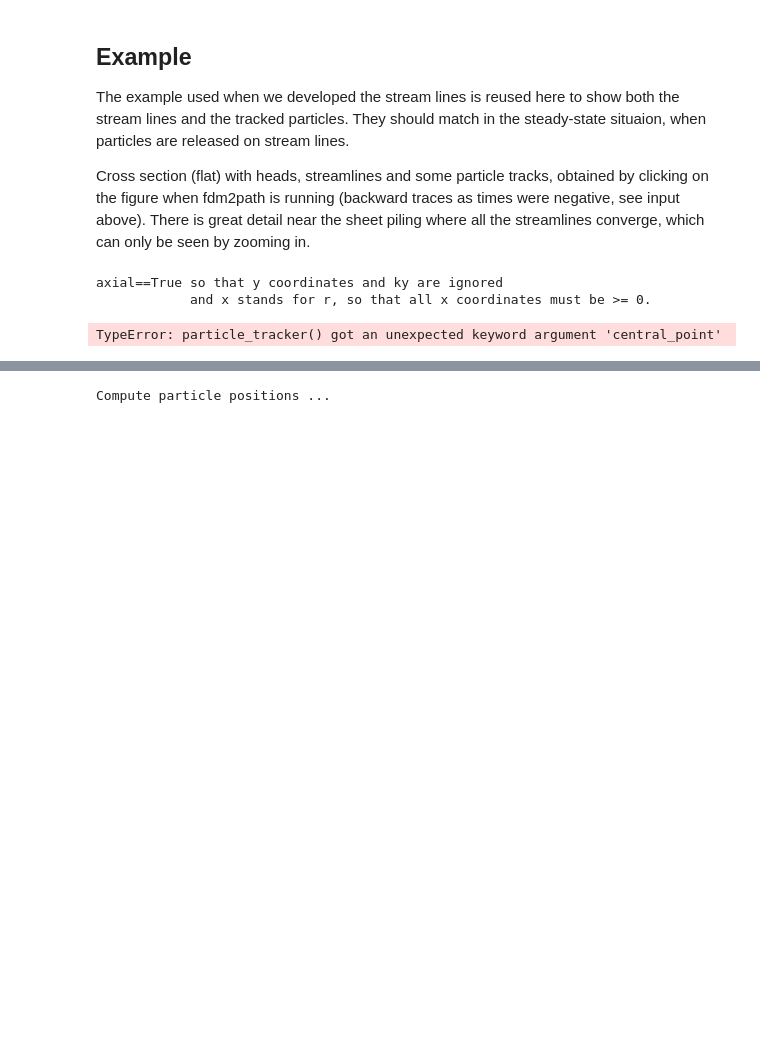
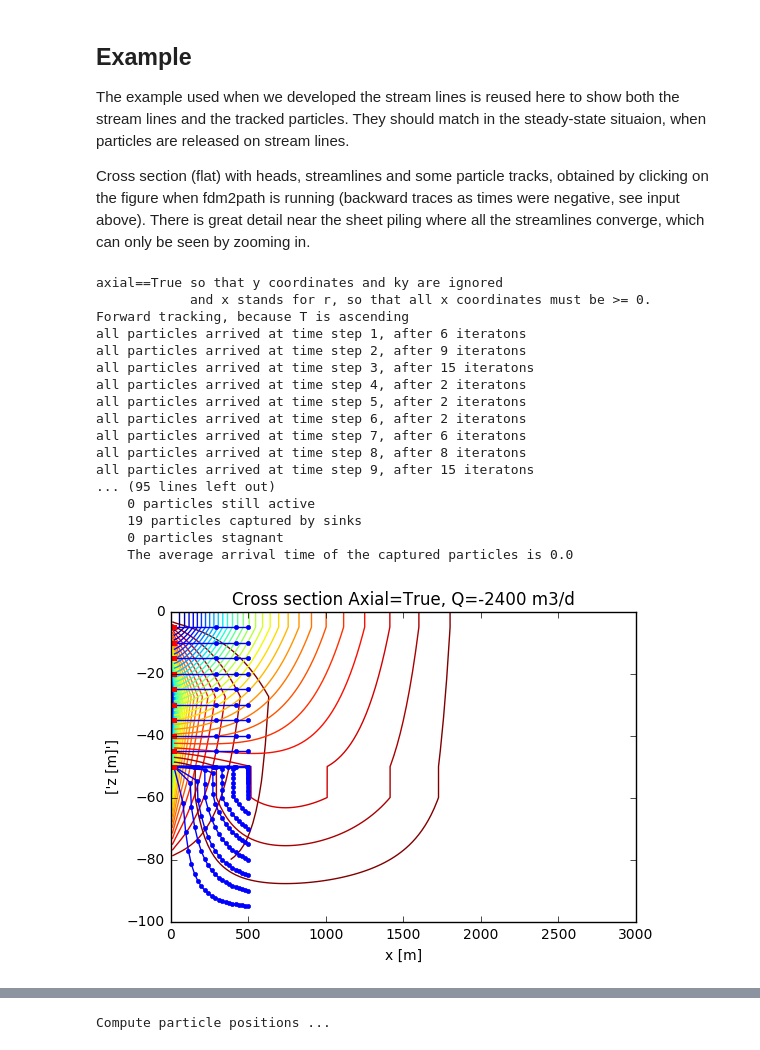
Before and after one commit to Olsthoorn/FDModelBuildingCourseGroundwaterFlow, a Jupyter notebook: 09_particle_tracking.ipynb, the cells around one changed output, grey strips where cells are left out. Saved outputs shown, nothing was run; the diff lists cells and outputs as text; code cells hidden in the pictures; blank space fills up the shorter version.

Commit message:
still bugs in particle tracker

```diff
--- a/09_particle_tracking.ipynb
+++ b/09_particle_tracking.ipynb
@@ -203,6 +203,7 @@ Q    = -2400 if axial else 2.4 # m3/d if axial else m2/
 por  = 0.35 # [-], effective porosity
 
 xGr = np.logspace(-1, 4, 51)
+xGr = np.linspace(0, 2000, 101)
 yGr = np.array([-0.5, 0.5])
 zGr = np.array([0., -5, -50, -60, -100])
 gr   = mfgrid.Grid(xGr, yGr, zGr, axial)
@@ -218,38 +219,53 @@ Out = fdm.fdm3(gr, (k, k, k), FQ, FH, IBOUND)
 
 Psi = fdm.psi(Out.Qx)
 
 #pdb.set_trace()
 
 # visualize
 title = 'Cross section Axial={0}, Q={1} {2}'.format(axial, Q, 'm3/d' if axial else 'm2/d')
 ax = plt.figure().add_subplot(111)
 xlim = [0, 3000.]
 ax.set(xlabel='x [m]', ylabel=['z [m]'], title=title, xlim=xlim)
 
 ax.contour(gr.xm, gr.zm, Out.Phi[0].T, 30)
 ax.contour(gr.xp, gr.zp, Psi, 30)
 #plt.show()
 
 # path lines
-T=np.linspace(0, 3650, 101) #time series
-Xp = np.array([20, 20])
-Yp = np.array([ 0., 0.])
-Zp = np.array([-15., -100.])
+T=np.linspace(0, 365000, 101) #time series
+Zp = np.linspace(-5., -95., 19)
+Yp = np.zeros(Zp.shape)
+Xp = np.ones(Zp.shape) * 500.
 
 #Pcl = mfpath.particle_tracker(gr, Out, por, T, Xp, Yp, Zp)
 Pcl = mfpath.particle_tracker(gr, Out, gr.const(por), T=T, particles=(Xp, Yp, Zp),
                      markers='+o*.xsdph^v<>', retardation=1.0,
                      sinkfrac=0.75, tol=1e-6,
                      central_point=(0., 0., 0.))
 
 mfpath.plot_particles(Pcl, axes=ax, first_axis='y', ugrid=False)
 
 plt.show()
 #R = np.sqrt(Q * T[-1] / (np.pi * por * np.sum(gr.dy)))
 # %% [output]
 axial==True so that y coordinates and ky are ignored
             and x stands for r, so that all x coordinates must be >= 0.
+Forward tracking, because T is ascending
+all particles arrived at time step 1, after 6 iteratons
+all particles arrived at time step 2, after 9 iteratons
+all particles arrived at time step 3, after 15 iteratons
+all particles arrived at time step 4, after 2 iteratons
+all particles arrived at time step 5, after 2 iteratons
+all particles arrived at time step 6, after 2 iteratons
+all particles arrived at time step 7, after 6 iteratons
+all particles arrived at time step 8, after 8 iteratons
+all particles arrived at time step 9, after 15 iteratons
+... (95 lines left out)
+    0 particles still active
+    19 particles captured by sinks
+    0 particles stagnant
+    The average arrival time of the captured particles is 0.0
-TypeError: particle_tracker() got an unexpected keyword argument 'central_point'
+[figure, added]
 # %%
 reload(mfpath)
 # %% [output]
```
Also changed, not shown: parts of 1 cell of this notebook, 2 other files.
